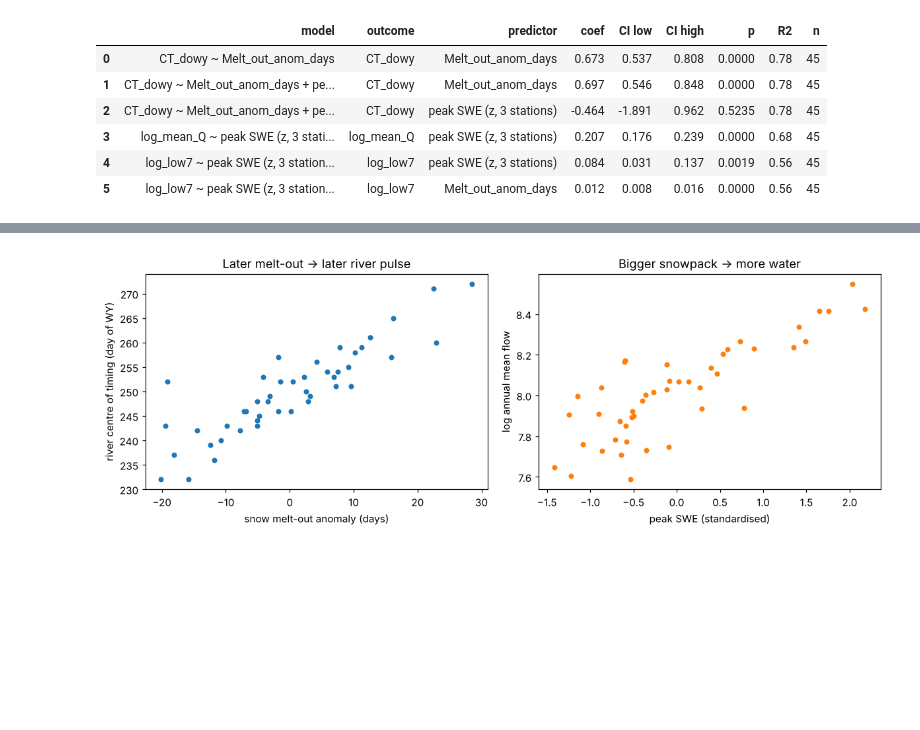
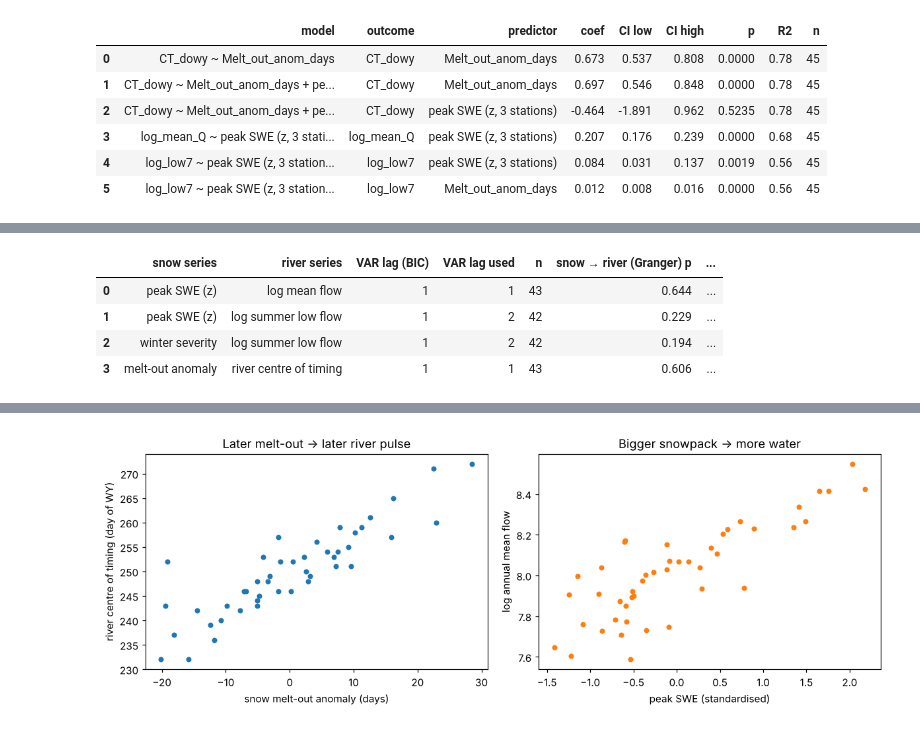
Before and after one commit to green-turtle18/yellowstone-tsa, a Jupyter notebook: 02_vegetation_snow_river/notebooks/12_snow_river.ipynb, the cells around one changed output, grey strips where cells are left out. Cells and saved outputs as stored; diff of their text form; code cells hidden in the pictures; blank space fills up the shorter version.

```diff
--- a/02_vegetation_snow_river/notebooks/12_snow_river.ipynb
+++ b/02_vegetation_snow_river/notebooks/12_snow_river.ipynb
@@ -256,0 +288,12 @@ snow_river
+# %%
+from statsmodels.tsa.api import VAR
+
+gser = pd.DataFrame({"log mean flow": np.log(ann["mean_Q"]), "log summer low flow": np.log(ann["low7_summer_Q"]),
+                     "river centre of timing": ann["CT_dowy"], "peak SWE (z)": s_peak,
+                     "melt-out anomaly": s["Melt_out_anom_days"], "winter severity": s["Severity_index"]}).loc[1982:2025]
+st_rows = []
+for c in gser:
+    x = gser[c].dropna()
+    st_rows.append({"series": c, "n": len(x), "ADF p": round(adfuller(x, autolag="AIC")[1], 3),
+                    "KPSS p": round(kpss(x, regression="c", nlags="auto")[1], 3)})
+pd.DataFrame(st_rows).set_index("series")
@@ -256,0 +309,24 @@ snow_river
+# %%
+pairs = [("peak SWE (z)", "log mean flow"), ("peak SWE (z)", "log summer low flow"),
+         ("winter severity", "log summer low flow"), ("melt-out anomaly", "river centre of timing")]
+g_rows = []
+for snow, riv in pairs:
+    V = gser[[riv, snow]].dropna()
+    lag = lag_bic = max(1, int(VAR(V).select_order(maxlags=3).bic))
+    res = VAR(V).fit(lag)
+    while res.test_whiteness(nlags=8, adjusted=True).pvalue < 0.05 and lag < 3:   # residuals not white: add a lag
+        lag += 1; res = VAR(V).fit(lag)
+    g_rows.append({"snow series": snow, "river series": riv, "VAR lag (BIC)": lag_bic, "VAR lag used": lag, "n": int(res.nobs),
+                   "snow → river (Granger) p": round(res.test_causality(riv, [snow], kind="f").pvalue, 3),
+                   "river → snow (Granger) p": round(res.test_causality(snow, [riv], kind="f").pvalue, 3),
+                   "same-year link (instantaneous) p": round(res.test_inst_causality(snow).pvalue, 4),
+                   "Portmanteau p (residuals, 8 lags)": round(res.test_whiteness(nlags=8, adjusted=True).pvalue, 3)})
+granger_snow = pd.DataFrame(g_rows)
+granger_snow.to_csv(TAB / "P2_granger_snow_river.csv", index=False)
+granger_snow
+# %% [output]
+|  | snow series | river series | VAR lag (BIC) | VAR lag used | n | snow → river (Granger) p | ... |
+| 0 | peak SWE (z) | log mean flow | 1 | 1 | 43 | 0.644 | ... |
+| 1 | peak SWE (z) | log summer low flow | 1 | 2 | 42 | 0.229 | ... |
+| 2 | winter severity | log summer low flow | 1 | 2 | 42 | 0.194 | ... |
+| 3 | melt-out anomaly | river centre of timing | 1 | 1 | 43 | 0.606 | ... |
```
Also changed, not shown: parts of 19 cells of this notebook, 31 other files.
